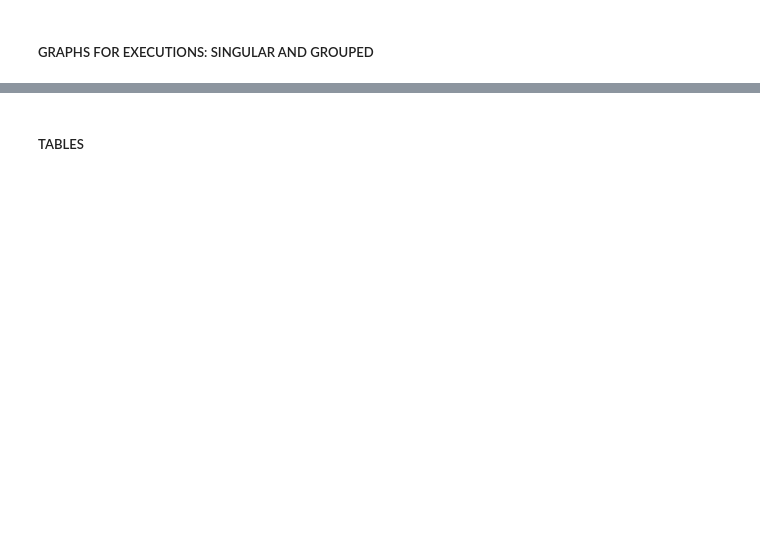
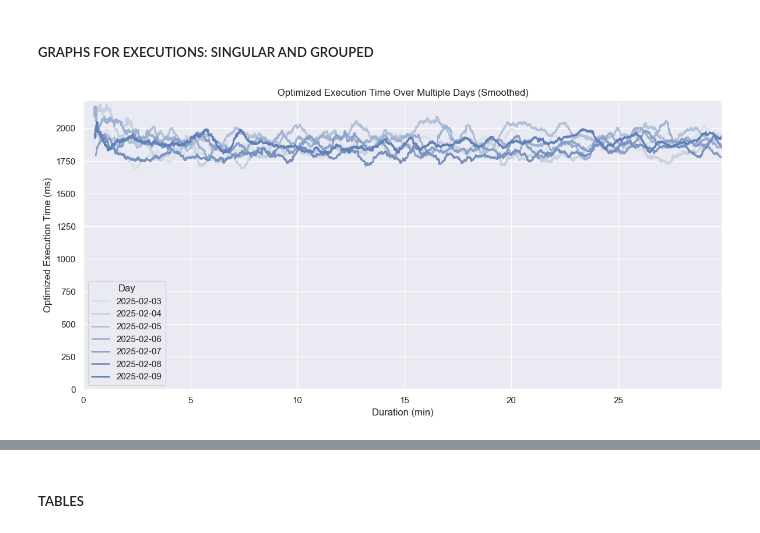
Before and after one commit to nilshoeller/minos, a Jupyter notebook: jupyter/workflow-2.ipynb, the cells around one changed output, grey strips where cells are left out. Cells and saved outputs as stored; diff of their text form; code cells hidden in the pictures; blank space fills up the shorter version.

```diff
--- a/jupyter/workflow-2.ipynb
+++ b/jupyter/workflow-2.ipynb
@@ -35,3 +35,9 @@ y_axis_label = "Improvement Over Baseline (%)"
 y_axis_label_bm_failed_attempts = "Failed Benchmark Attempts (%)"
 
 file_ending = ".png"
+
+folder_singular_graphs = "./experiment_plots/singular-graphs"
+folder_grouped_graphs = "./experiment_plots/grouped-graphs"
+folder_tables = "./experiment_plots/tables"
+folder_analysis = "./experiment_plots/analysis"
+folder_analysis_single_day = "./experiment_plots/analysis-single-day"
@@ -278,34 +303,36 @@ plt.figure(figsize=(12, 6))
 
 # Plot execution time for different days
 sns.lineplot(
     data=df_all_days_optimized,
     x='duration_minutes',
     y='smoothed_execution_time',
     hue='day',
     lw=2,
     palette=palette
 )
 
 # Add labels and title
 plt.xlabel('Duration (min)')
 plt.ylabel('Optimized Execution Time (ms)')
 plt.title('Optimized Execution Time Over Multiple Days (Smoothed)')
 
 # Set x-axis and y-axis to start at 0
 plt.xlim(left=0, right=max_duration)
 plt.ylim(bottom=0)
 
 # Add a legend
 plt.legend(title="Day")
 
 # Shrink layout
 plt.tight_layout()
 
 # SAVE PLOT
-plot_filename = os.path.join(folder_to_save, "execution-times-optimized" + file_ending)
+plot_filename = os.path.join(folder_singular_graphs, "execution-times-optimized" + file_ending)
 plt.savefig(plot_filename)
 # SHOW PLOT
 plt.show()
+# %% [output]
+[figure, added]
 # %%
 # BASELINE EXECUTIONS
 sns.set_theme(style=theme_style)
```
Also changed, not shown: parts of 23 cells of this notebook, 50 other files.
